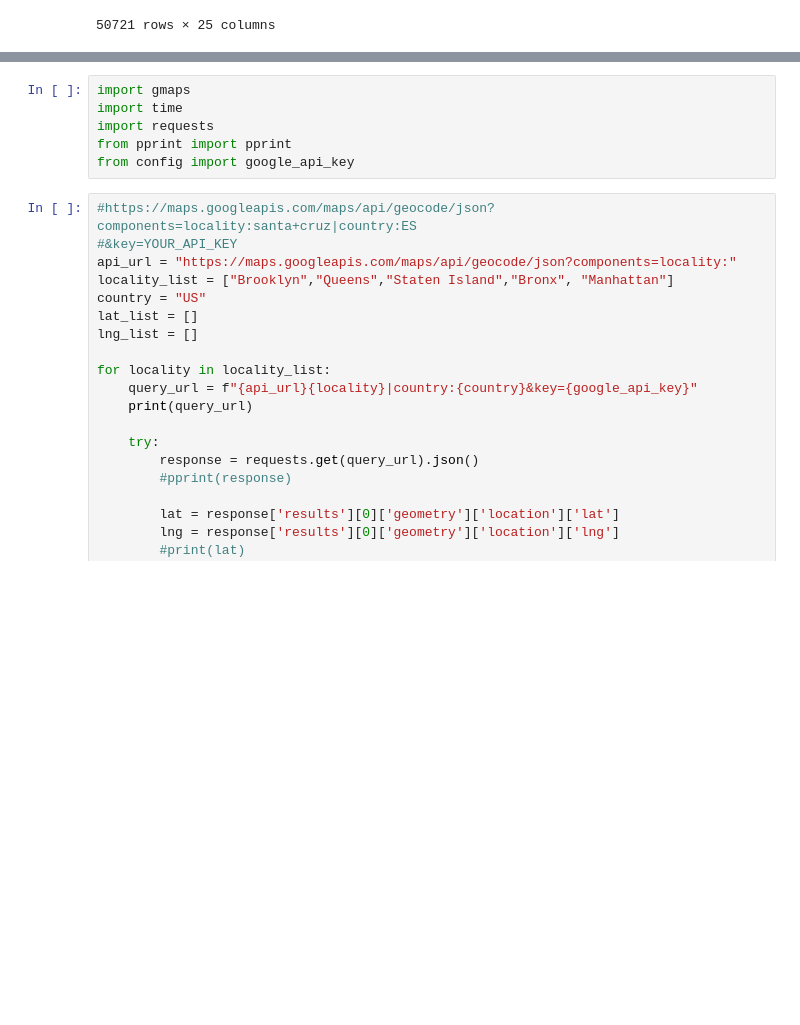
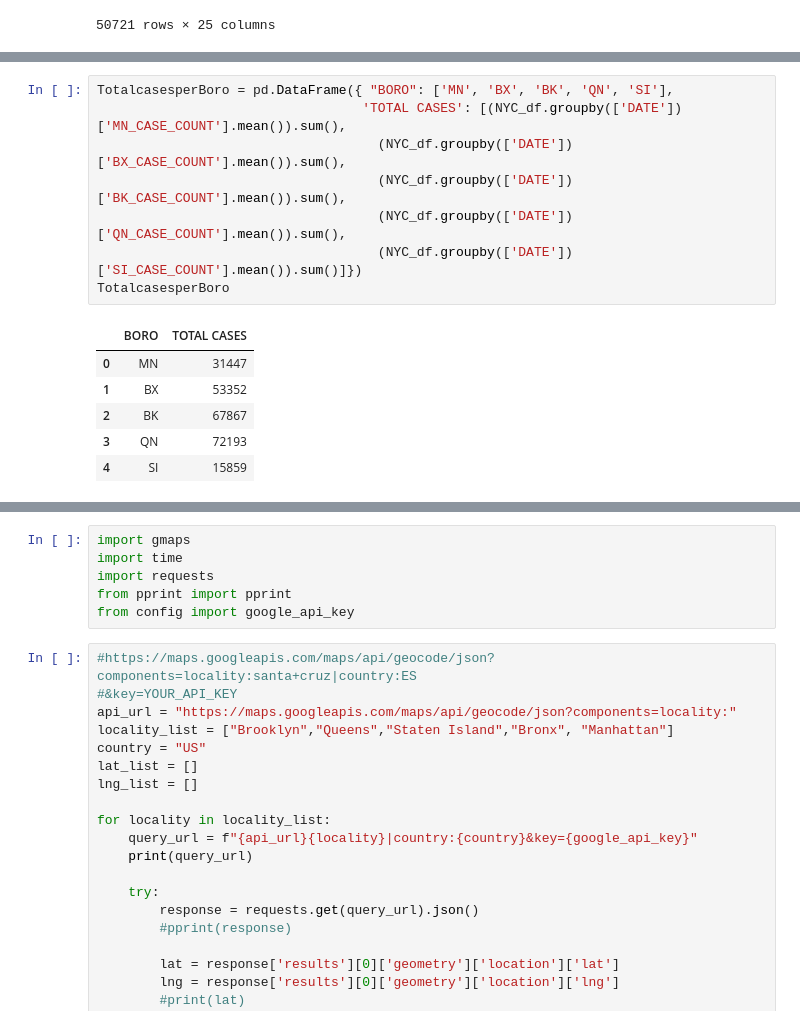
Before and after one commit to canamasc/Covid-Trends-VS-ATL-Crime, a Jupyter notebook: NYC_Crime_COVID.ipynb, the cells around one changed output, grey strips where cells are left out. Cells and saved outputs as stored; diff of their text form; blank space fills up the shorter version.

```diff
--- a/NYC_Crime_COVID.ipynb
+++ b/NYC_Crime_COVID.ipynb
@@ -441,3 +430,18 @@ plt.savefig("NYC_Crime_Over_Time.png")
+# %%
+TotalcasesperBoro = pd.DataFrame({ "BORO": ['MN', 'BX', 'BK', 'QN', 'SI'],
+                                  'TOTAL CASES': [(NYC_df.groupby(['DATE'])['MN_CASE_COUNT'].mean()).sum(),
+                                    (NYC_df.groupby(['DATE'])['BX_CASE_COUNT'].mean()).sum(),
+                                    (NYC_df.groupby(['DATE'])['BK_CASE_COUNT'].mean()).sum(),
+                                    (NYC_df.groupby(['DATE'])['QN_CASE_COUNT'].mean()).sum(),
+                                    (NYC_df.groupby(['DATE'])['SI_CASE_COUNT'].mean()).sum()]})
+TotalcasesperBoro
+# %% [output]
+|  | BORO | TOTAL CASES |
+| 0 | MN | 31447 |
+| 1 | BX | 53352 |
+| 2 | BK | 67867 |
+| 3 | QN | 72193 |
+| 4 | SI | 15859 |
 # %%
 line1, = plt.plot(NYC_df.loc[NYC_df["PATROL_BORO"]=="MN"]["DATE"], NYC_df.loc[NYC_df["PATROL_BORO"]=='MN']["MN_CASE_COUNT"])
 line1.set_label("COVID Cases")
```
Also changed, not shown: parts of 13 cells of this notebook, 3 other files.
